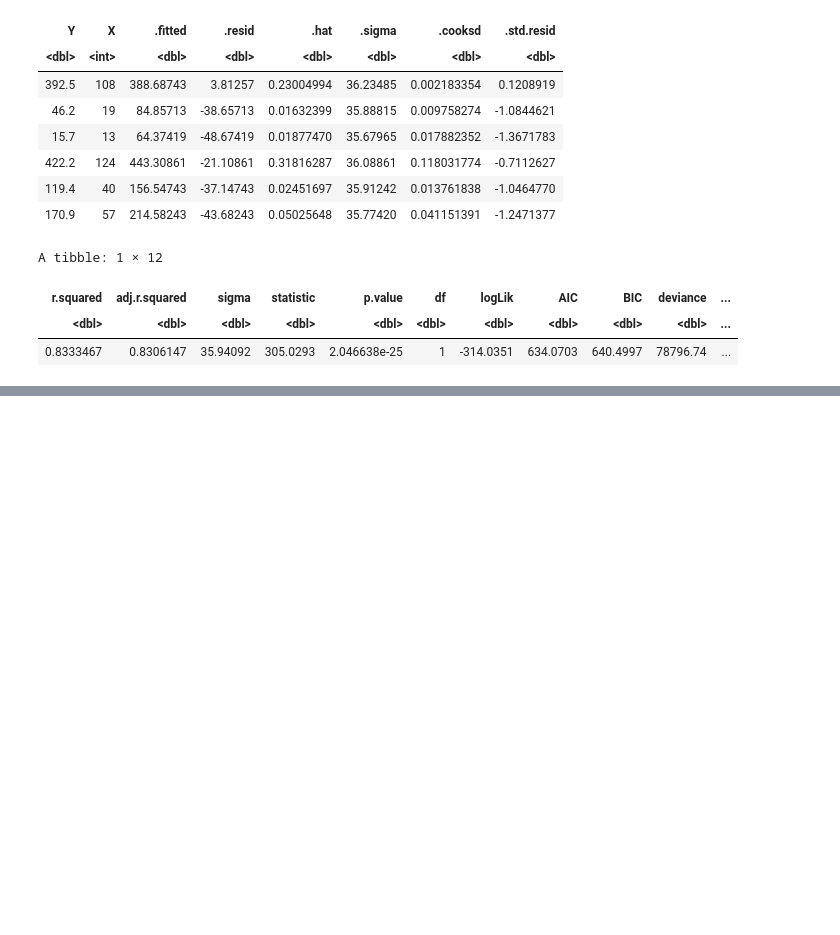
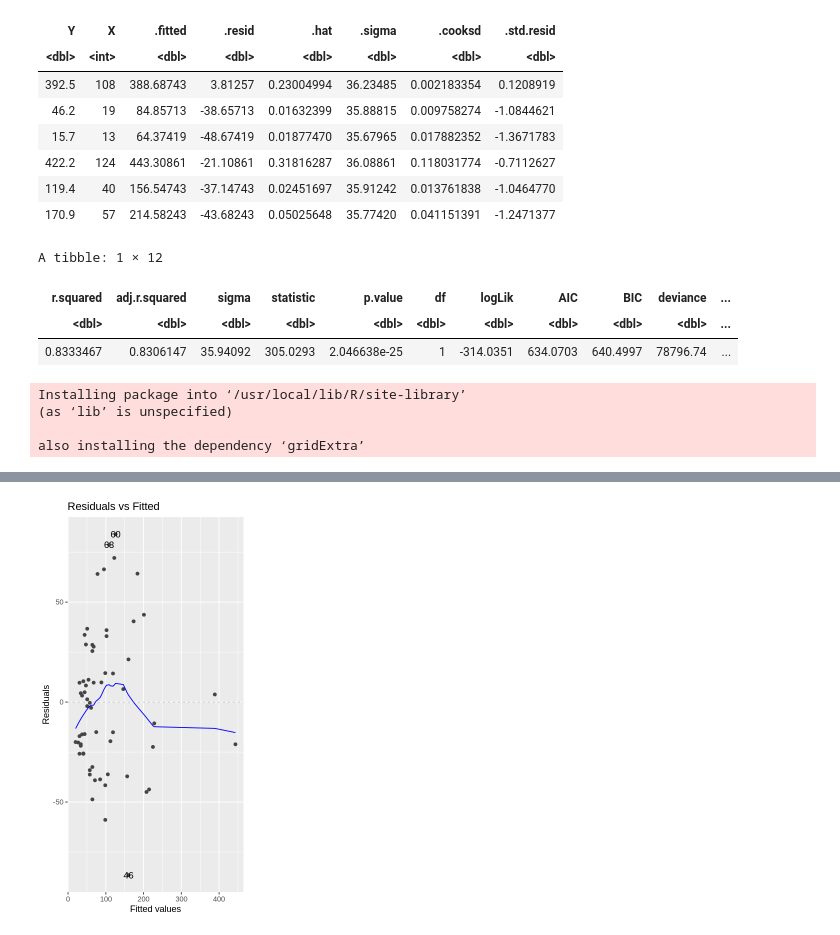
Before and after one commit to polaroidz/polaroidz, a Jupyter notebook: Regression_in_R.ipynb, the cells around one changed output, grey strips where cells are left out. Drawn from its saved outputs; the diff is of its cells as text; code cells hidden in the pictures; blank space fills up the shorter version.

```diff
--- a/Regression_in_R.ipynb
+++ b/Regression_in_R.ipynb
@@ -175,3 +175,10 @@ A tibble: 1 × 12
 | r.squared | adj.r.squared | sigma | statistic | p.value | df | logLik | AIC | BIC | deviance | ... |
 | <dbl> | <dbl> | <dbl> | <dbl> | <dbl> | <dbl> | <dbl> | <dbl> | <dbl> | <dbl> | ... |
 | 0.8333467 | 0.8306147 | 35.94092 | 305.0293 | 2.046638e-25 | 1 | -314.0351 | 634.0703 | 640.4997 | 78796.74 | ... |
+# %%
+install.packages("ggfortify")
+# %% [output]
+Installing package into ‘/usr/local/lib/R/site-library’
+(as ‘lib’ is unspecified)
+
+also installing the dependency ‘gridExtra’
@@ -177,0 +187,7 @@ A tibble: 1 × 12
+# %%
+# 1 - residuals vs. fitted values
+# 2 - q-q plot
+# 3 - scale-location
+
+autoplot(model, which=1)
+# %% [output]
@@ -177,0 +200 @@ A tibble: 1 × 12
+[figure, added]
```
Also changed, not shown: parts of 10 cells of this notebook.
